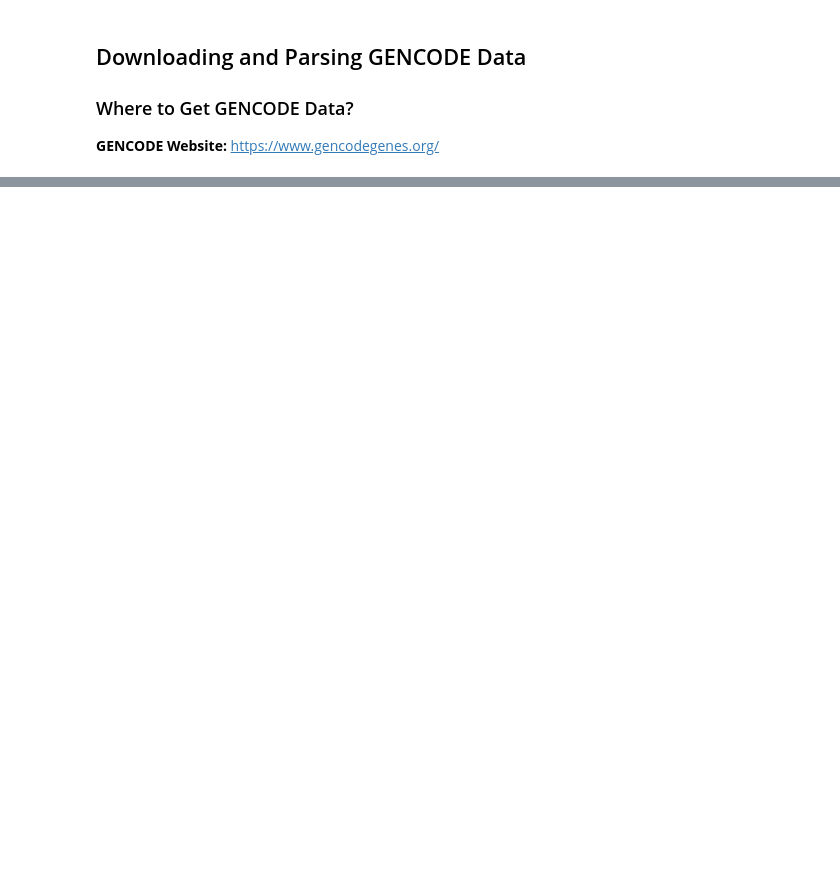
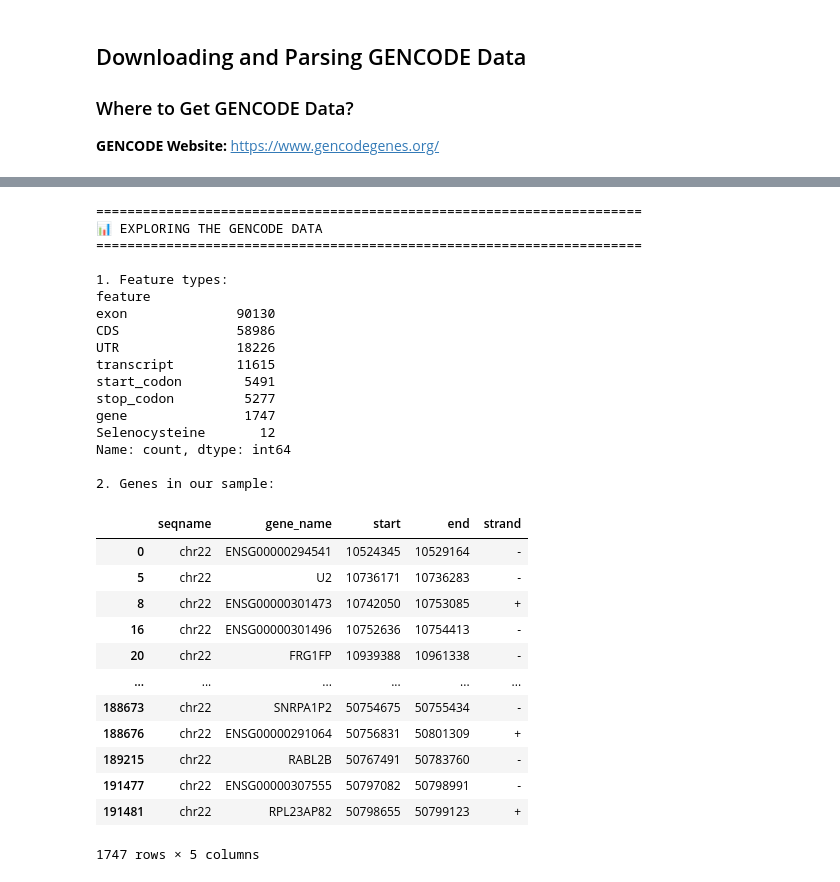
Before and after one commit to duttaprat/BMI_503, a Jupyter notebook: class_2/GENCODE_notebook.ipynb, the cells around one changed output, grey strips where cells are left out. Drawn from its saved outputs; the diff is of its cells as text; code cells hidden in the pictures; blank space fills up the shorter version.

```diff
--- a/class_2/GENCODE_notebook.ipynb
+++ b/class_2/GENCODE_notebook.ipynb
@@ -319,16 +139,0 @@ df
-# %%
-# Create BED files
-with open('features.bed', 'w') as f:
-    f.write("chr1\t100\t200\tfeature1\n")
-    f.write("chr1\t300\t400\tfeature2\n")
-    f.write("chr1\t500\t600\tfeature2\n")
-
-with open('genes.bed', 'w') as f:
-    f.write("chr1\t150\t250\tgene1\n")
-    f.write("chr1\t350\t450\tgene1\n")
-
-features = pybedtools.BedTool('features.bed')
-genes = pybedtools.BedTool('genes.bed')
-intersect = features.intersect(genes)
-print("Intersections:")
-print(intersect)
@@ -358,13 +139,0 @@ print(f"Most common: {kmer_counts.most_common(6)}")
-# %%
-# Genomic dataframe
-data = {
-    'Gene': ['GENE1', 'GENE2', 'GENE3'],
-    'Chr': ['chr1', 'chr1', 'chr2'],
-    'Start': [1000, 5000, 2000],
-    'End': [2000, 6500, 3500],
-    'Expression': [45.2, 123.5, 67.8]
-}
-df = pd.DataFrame(data)
-df['Length'] = df['End'] - df['Start']
-print(df)
-print(f"\nMean expression: {df['Expression'].mean():.2f}")
@@ -482,0 +140,44 @@ Generate 4-mers and find the most frequent k-mer
+# %%
+# Let's explore our parsed data
+
+print("="*70)
+print("📊 EXPLORING THE GENCODE DATA")
+print("="*70)
+
+print(f"\n1. Feature types:")
+print(df['feature'].value_counts())
+
+print(f"\n2. Genes in our sample:")
+genes = df[df['feature'] == 'gene']
+display(genes[['seqname', 'gene_name', 'start', 'end', 'strand']])
+# %% [output]
+======================================================================
+📊 EXPLORING THE GENCODE DATA
+======================================================================
+
+1. Feature types:
+feature
+exon              90130
+CDS               58986
+UTR               18226
+transcript        11615
+start_codon        5491
+stop_codon         5277
+gene               1747
+Selenocysteine       12
+Name: count, dtype: int64
+
+2. Genes in our sample:
+|  | seqname | gene_name | start | end | strand |
+| 0 | chr22 | ENSG00000294541 | 10524345 | 10529164 | - |
+| 5 | chr22 | U2 | 10736171 | 10736283 | - |
+| 8 | chr22 | ENSG00000301473 | 10742050 | 10753085 | + |
+| 16 | chr22 | ENSG00000301496 | 10752636 | 10754413 | - |
+| 20 | chr22 | FRG1FP | 10939388 | 10961338 | - |
+| ... | ... | ... | ... | ... | ... |
+| 188673 | chr22 | SNRPA1P2 | 50754675 | 50755434 | - |
+| 188676 | chr22 | ENSG00000291064 | 50756831 | 50801309 | + |
+| 189215 | chr22 | RABL2B | 50767491 | 50783760 | - |
+| 191477 | chr22 | ENSG00000307555 | 50797082 | 50798991 | - |
+| 191481 | chr22 | RPL23AP82 | 50798655 | 50799123 | + |
+1747 rows × 5 columns
```
Also changed, not shown: parts of 53 cells of this notebook.
